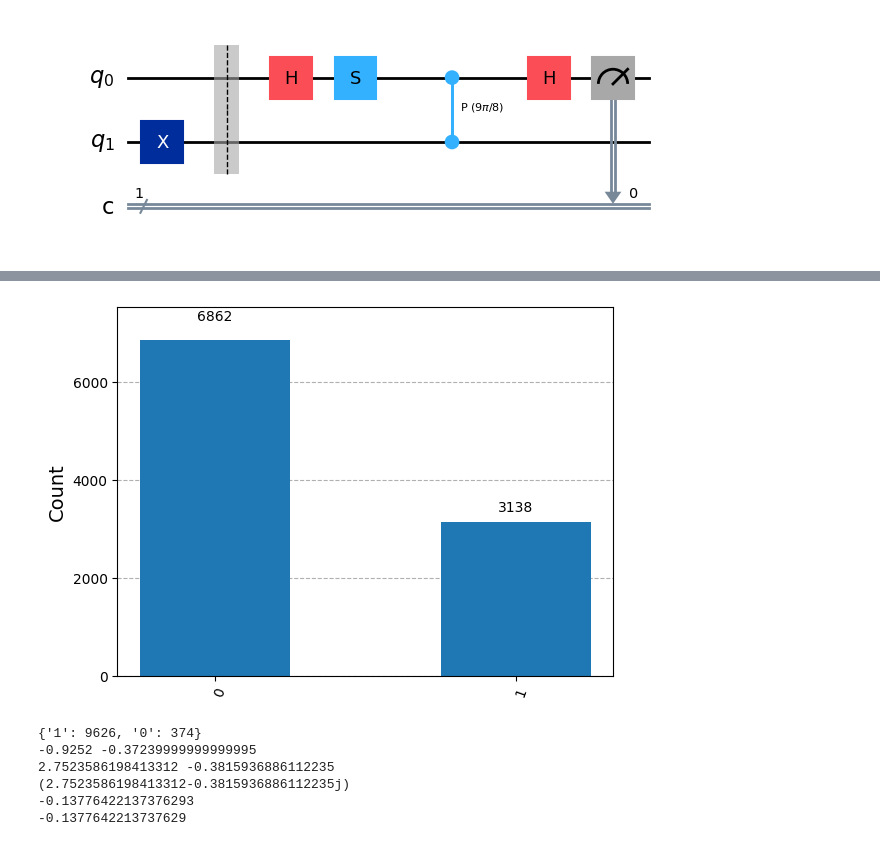
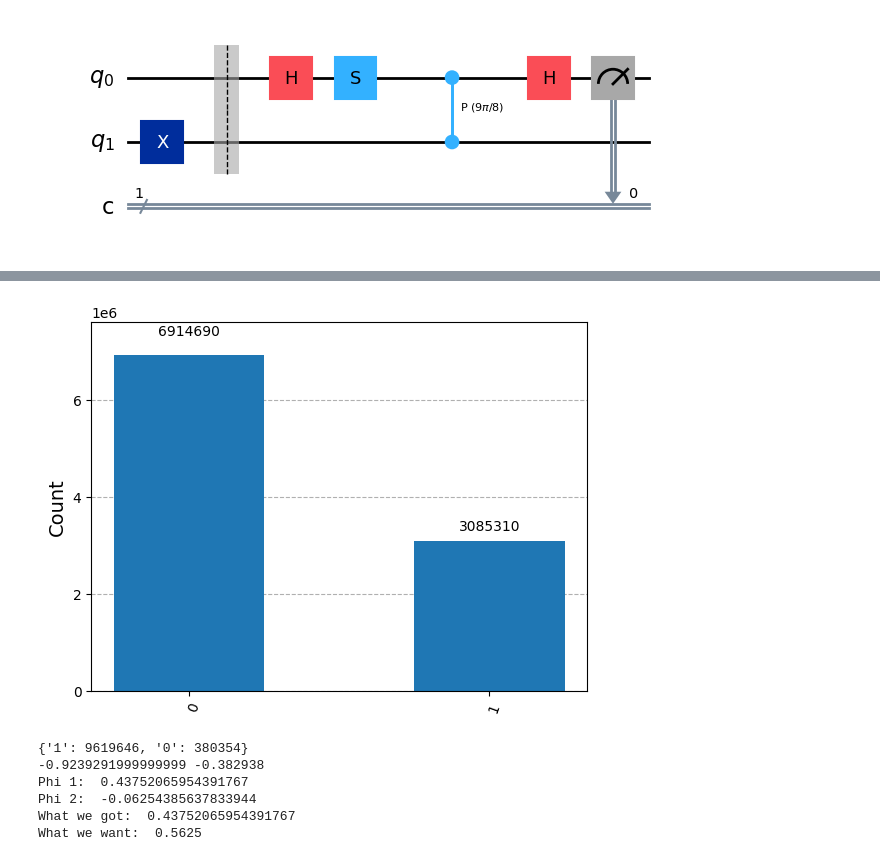
Before and after one commit to paulbruzzi/quantum-linear-algebra, a Jupyter notebook: Hadamard_Test.ipynb, the cells around one changed output, grey strips where cells are left out. Saved outputs shown, nothing was run; the diff lists cells and outputs as text; code cells hidden in the pictures.

```diff
--- a/Hadamard_Test.ipynb
+++ b/Hadamard_Test.ipynb
@@ -40,7 +40,7 @@ qc2.draw("mpl")
 backend = BasicSimulator()
 
 # If you do not specify the number of shots, the default is 1024
-result = backend.run(qc, shots=10000).result()
+result = backend.run(qc, shots=10000000).result()
 
 # Extract the counts of 0 and 1 measurements
 counts = result.get_counts()
@@ -50,29 +50,25 @@ plot_histogram(counts)
 # %%
 # If you do not specify the number of shots, the default is 1024
-result2 = backend.run(qc2, shots=10000).result()
+result2 = backend.run(qc2, shots=10000000).result()
 
 # Extract the counts of 0 and 1 measurements
 counts2 = result2.get_counts()
 plot_histogram(counts2)
 # %% [output]
-[figure, old version]
+[figure, new version]
 # %%
 print(counts)
-re = -((2*counts['1']/10000)-1)
-im = (2*counts2['1']/10000)-1
-phi1 = np.arccos(re)
-phi2 = np.arcsin(im)
-print(re,im)
-print(phi1,phi2)
-compnum = complex(phi1, phi2)
-print(compnum)
-print(np.angle(compnum))
-a = np.arctan(phi2/phi1)
-print(a)
+re = 1-(2*counts['1']/10000000)
+im = (2*counts2['1']/10000000)-1
+phi1 = np.arccos(re)/(2*pi)
+phi2 = np.arcsin(im)/(2*pi)
+print("Phi 1: ", phi1, "\nPhi 2: ", phi2)
+print("What we got: ", phi1)
+print("What we want: ", (9*pi/8) / (2*pi))
 # %% [output]
-{'1': 9626, '0': 374}
--0.9252 -0.37239999999999995
-2.7523586198413312 -0.3815936886112235
-(2.7523586198413312-0.3815936886112235j)
--0.13776422137376293
--0.1377642213737629
+{'1': 9619646, '0': 380354}
+-0.9239291999999999 -0.382938
+Phi 1:  0.43752065954391767
+Phi 2:  -0.06254385637833944
+What we got:  0.43752065954391767
+What we want:  0.5625
```
Also changed, not shown: parts of 1 cell of this notebook.
